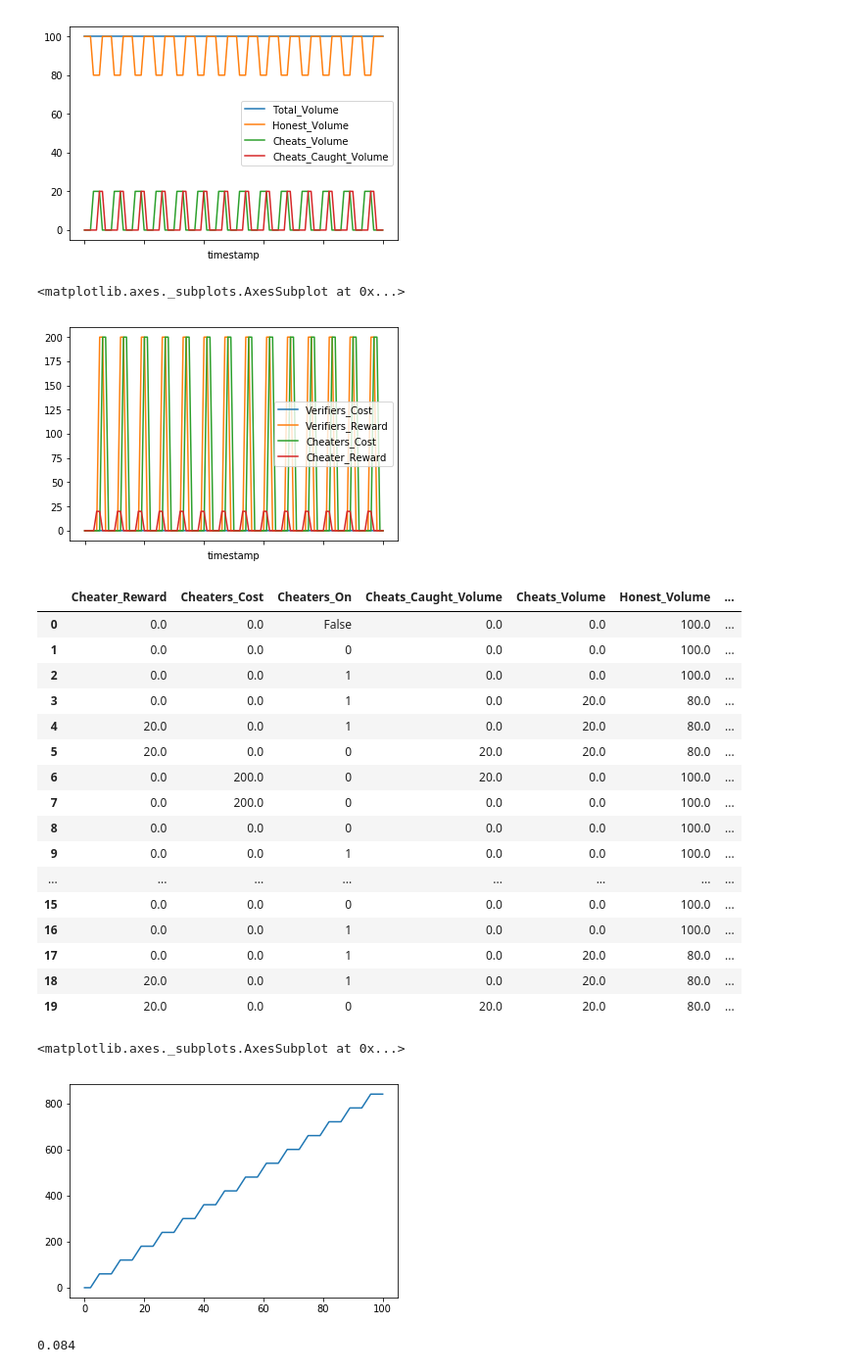
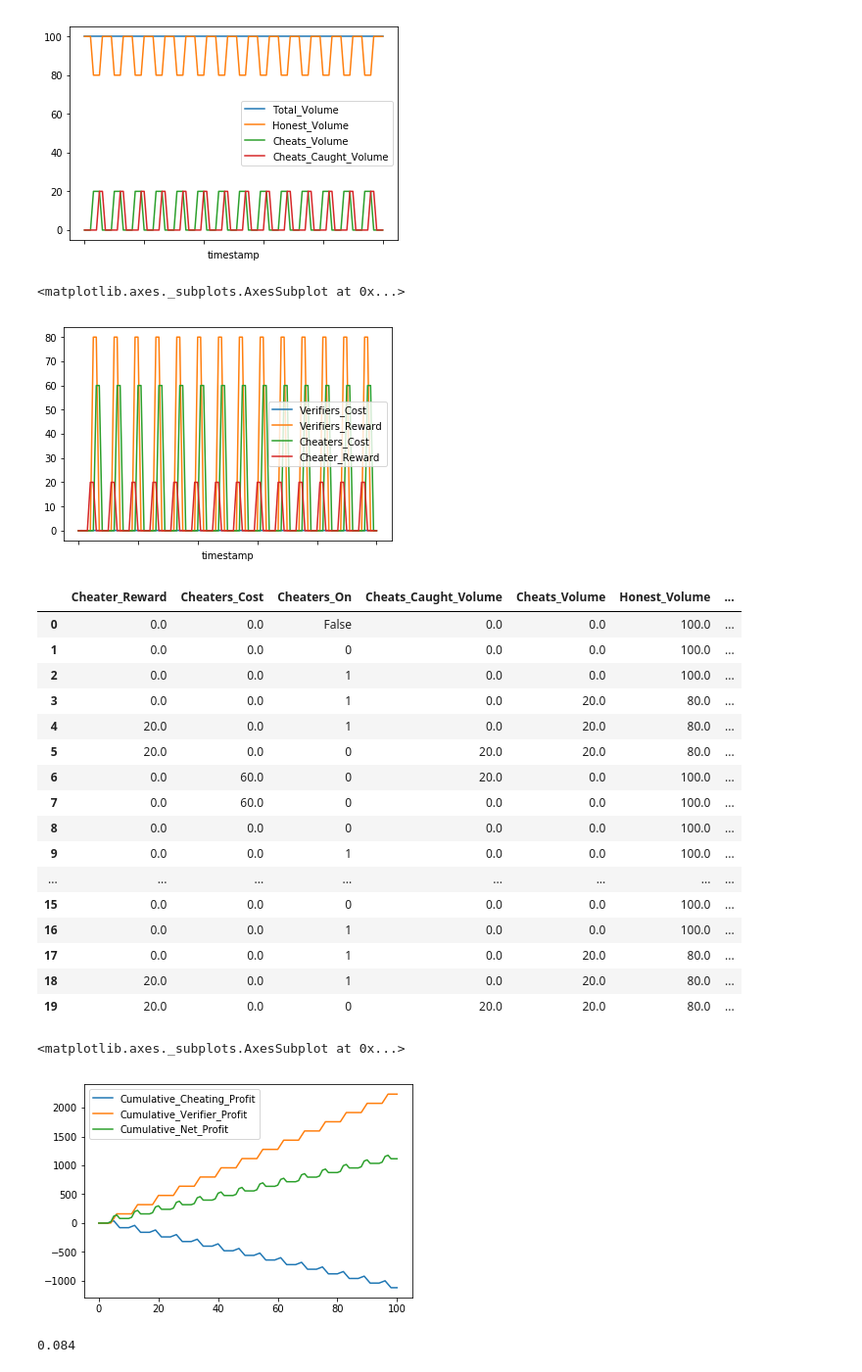
Before and after one commit to wilson3698/cadCAD, a Jupyter notebook: demos/verifiers_dilemma.ipynb, the cells around one changed output. Shown at 98% size. Saved outputs shown, nothing was run; the diff lists cells and outputs as text; code cells hidden in the pictures.

```diff
--- a/demos/verifiers_dilemma.ipynb
+++ b/demos/verifiers_dilemma.ipynb
@@ -32,7 +32,7 @@ def verifier_cost(s):
     return alfa * (s['Total_Volume'])
 
 # Verifier's reward per cheat caught
-beta = 10
+beta = 4
 def verifier_reward(s):
     return beta * s['Cheats_Volume']
 
@@ -41,27 +41,29 @@ def verifier_expected_reward(s):
     We assume the existence of an off-chain signaling mechanism
     by which potential verifiers become aware of some of cheating volume.
     '''
-    off_chain_cheating_signal = 0.1
+    off_chain_cheating_signal = 0.01
     off_chain_expected_cheating = off_chain_cheating_signal * s['Cheats_Volume']
     on_chain_expected_cheating = s['Cheats_Caught_Volume']
     return beta * max([off_chain_expected_cheating, on_chain_expected_cheating])
 
-# Cheater's reward per transaction sent
+# Cheater's reward per transaction sent successfully
 gamma = 1
 def cheater_reward(s):
     return gamma * (s['Cheats_Volume'])
 
 # Cheater's cost per cheat caught
-delta = 10
+delta = 5
 def cheater_cost(s):
     return delta * s['Cheats_Caught_Volume']
 
+# verifiers required expected profit threshold before verifying
+theta = .1
 
 
 # Behaviors
 def verifier(step, sL, s):
     act = False
-    if (verifier_expected_reward(s) > verifier_cost(s)):
+    if (verifier_expected_reward(s) > (1+theta)*verifier_cost(s)):
         act = True
     return {'verifier': act}
 
@@ -238,7 +240,7 @@ result.plot('timestamp', ['Verifiers_Cost',
              'Cheater_Reward'])
 # %% [output]
 <matplotlib.axes._subplots.AxesSubplot at 0x...>
-[figure, old version]
+[figure, new version]
 # %%
 result.head(20)
 # %% [output]
@@ -249,8 +251,8 @@ result.head(20)
 | 3 | 0.0 | 0.0 | 1 | 0.0 | 20.0 | 80.0 | ... |
 | 4 | 20.0 | 0.0 | 1 | 0.0 | 20.0 | 80.0 | ... |
 | 5 | 20.0 | 0.0 | 0 | 20.0 | 20.0 | 80.0 | ... |
-| 6 | 0.0 | 200.0 | 0 | 20.0 | 0.0 | 100.0 | ... |
-| 7 | 0.0 | 200.0 | 0 | 0.0 | 0.0 | 100.0 | ... |
+| 6 | 0.0 | 60.0 | 0 | 20.0 | 0.0 | 100.0 | ... |
+| 7 | 0.0 | 60.0 | 0 | 0.0 | 0.0 | 100.0 | ... |
 | 8 | 0.0 | 0.0 | 0 | 0.0 | 0.0 | 100.0 | ... |
 | 9 | 0.0 | 0.0 | 1 | 0.0 | 0.0 | 100.0 | ... |
 | ... | ... | ... | ... | ... | ... | ... | ... |
@@ -263,15 +265,23 @@ result.head(20)
 result["Cumulative_Cheating_Volume"]= result['Cheats_Volume'].cumsum()
 result["Cumulative_Cheating_Rewards"]= result['Cheater_Reward'].cumsum()
 
+result["Cumulative_Verifiers_Cost"]= result['Verifiers_Cost'].cumsum()
+result["Cumulative_Verifier_Rewards"]= result['Verifiers_Reward'].cumsum()
+
 result["Cumulative_Cheating_Penalties"]= result['Cheaters_Cost'].cumsum()
 result["Cumulative_Cheating_Profit"] = result["Cumulative_Cheating_Rewards"]-result["Cumulative_Cheating_Penalties"]
 
+result["Cumulative_Verifier_Profit"] = result["Cumulative_Verifier_Rewards"]-result["Cumulative_Verifiers_Cost"]
+result["Cumulative_Verifier_ROI"] = result["Cumulative_Verifier_Profit"]/result["Cumulative_Verifiers_Cost"]
+
 result["Running_Cheating_Volume_Fraction"]=result["Cumulative_Cheating_Volume"]/result["Total_Volume"].cumsum()
+
+result["Cumulative_Net_Profit"] = result["Cumulative_Verifier_Profit"] + result["Cumulative_Cheating_Profit"]
 # %%
-result.Cumulative_Cheating_Volume.plot()
+result[['Cumulative_Cheating_Profit', "Cumulative_Verifier_Profit", "Cumulative_Net_Profit"]].plot()
 # %% [output]
 <matplotlib.axes._subplots.AxesSubplot at 0x...>
-[figure, old version]
+[figure, new version]
 # %%
 result["Running_Cheating_Volume_Fraction"].plot()
 h = result["Running_Cheating_Volume_Fraction"].median()
```
Also changed, not shown: parts of 2 cells of this notebook.
